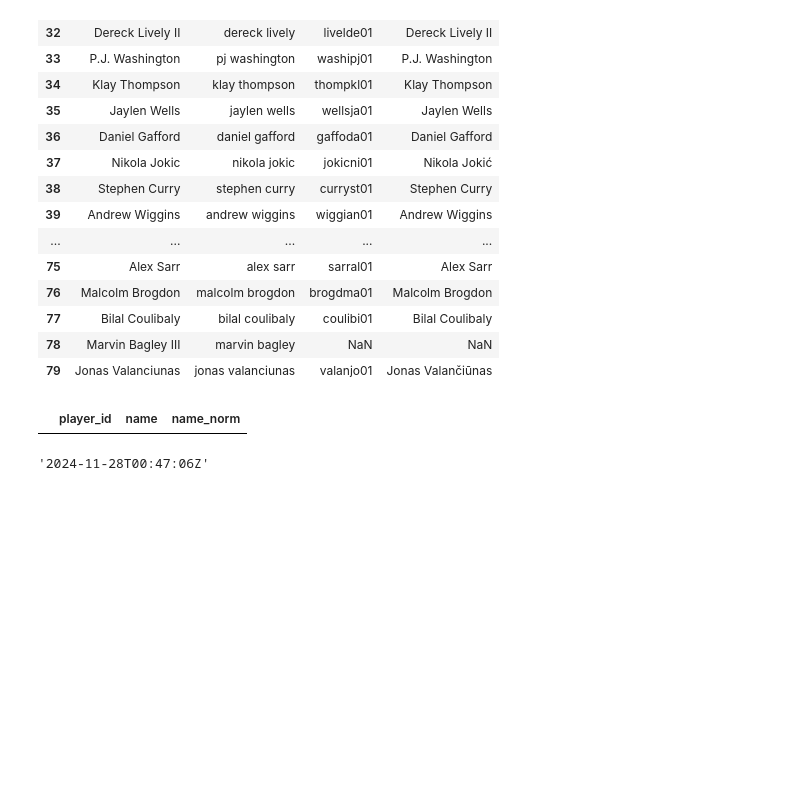
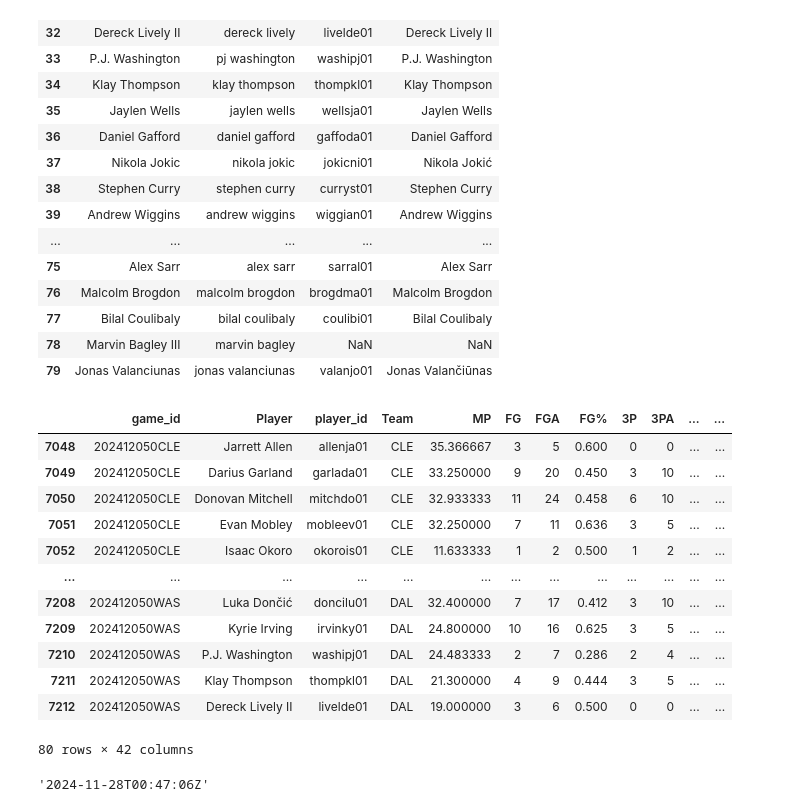
Before and after one commit to martinbog19/LeFirstBasket, a Jupyter notebook: notebooks/odds.ipynb, the cells around one changed output. Cells and saved outputs as stored; diff of their text form; code cells hidden in the pictures; blank space fills up the shorter version.

```diff
--- a/notebooks/odds.ipynb
+++ b/notebooks/odds.ipynb
@@ -45,10 +45,24 @@ odds.merge(metadata, on = 'name_norm', suffixes = ['_odds', '_md'], how = 'left'
 | 77 | Bilal Coulibaly | bilal coulibaly | coulibi01 | Bilal Coulibaly |
 | 78 | Marvin Bagley III | marvin bagley | NaN | NaN |
 | 79 | Jonas Valanciunas | jonas valanciunas | valanjo01 | Jonas Valančiūnas |
-# %%
-metadata[metadata['player_id'] == 'baglema03']
-# %% [output]
-|  | player_id | name | name_norm |
+# %%
+games =  pd.read_csv('../data/rosters.nosync/rosters_2025.csv')
+# %%
+games[(games['game_id'].apply(lambda x: x.startswith('20241205'))) & (games['starter'])]
+# %% [output]
+|  | game_id | Player | player_id | Team | MP | FG | FGA | FG% | 3P | 3PA | ... | ... |
+| 7048 | 202412050CLE | Jarrett Allen | allenja01 | CLE | 35.366667 | 3 | 5 | 0.600 | 0 | 0 | ... | ... |
+| 7049 | 202412050CLE | Darius Garland | garlada01 | CLE | 33.250000 | 9 | 20 | 0.450 | 3 | 10 | ... | ... |
+| 7050 | 202412050CLE | Donovan Mitchell | mitchdo01 | CLE | 32.933333 | 11 | 24 | 0.458 | 6 | 10 | ... | ... |
+| 7051 | 202412050CLE | Evan Mobley | mobleev01 | CLE | 32.250000 | 7 | 11 | 0.636 | 3 | 5 | ... | ... |
+| 7052 | 202412050CLE | Isaac Okoro | okorois01 | CLE | 11.633333 | 1 | 2 | 0.500 | 1 | 2 | ... | ... |
+| ... | ... | ... | ... | ... | ... | ... | ... | ... | ... | ... | ... | ... |
+| 7208 | 202412050WAS | Luka Dončić | doncilu01 | DAL | 32.400000 | 7 | 17 | 0.412 | 3 | 10 | ... | ... |
+| 7209 | 202412050WAS | Kyrie Irving | irvinky01 | DAL | 24.800000 | 10 | 16 | 0.625 | 3 | 5 | ... | ... |
+| 7210 | 202412050WAS | P.J. Washington | washipj01 | DAL | 24.483333 | 2 | 7 | 0.286 | 2 | 4 | ... | ... |
+| 7211 | 202412050WAS | Klay Thompson | thompkl01 | DAL | 21.300000 | 4 | 9 | 0.444 | 3 | 5 | ... | ... |
+| 7212 | 202412050WAS | Dereck Lively II | livelde01 | DAL | 19.000000 | 3 | 6 | 0.500 | 0 | 0 | ... | ... |
+80 rows × 42 columns
 # %%
 season = 2025
 today = datetime.now(ZoneInfo('America/New_York'))
```
Also changed, not shown: 1 other file.
